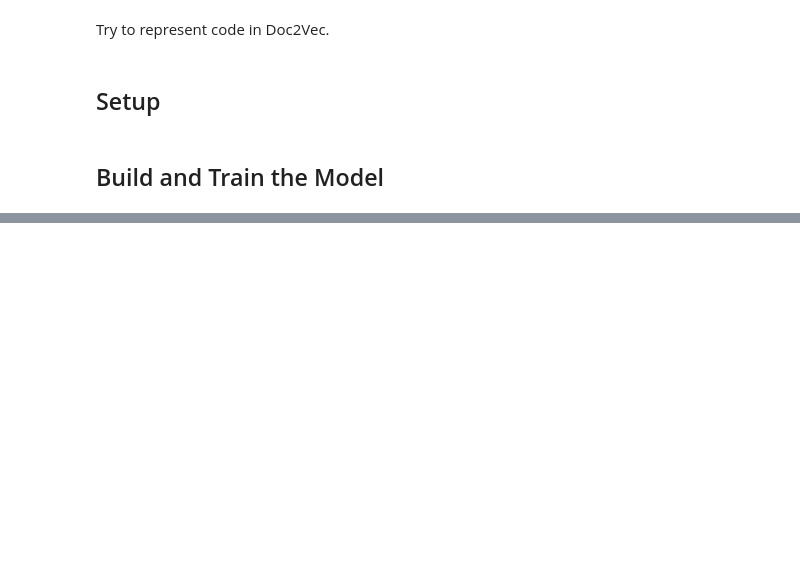
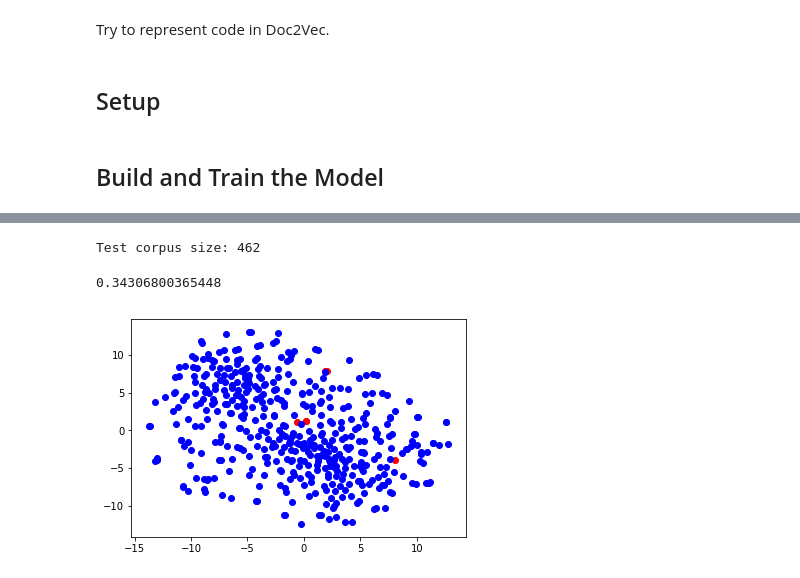
Before and after one commit to waingram/code-embeddings, a Jupyter notebook: experiments/doc2vec_experiments.ipynb, the cells around one changed output, grey strips where cells are left out. Saved outputs shown, nothing was run; the diff lists cells and outputs as text; code cells hidden in the pictures; blank space fills up the shorter version.

```diff
--- a/experiments/doc2vec_experiments.ipynb
+++ b/experiments/doc2vec_experiments.ipynb
@@ -67,2 +82,8 @@ model = Doc2Vec(dm=0,  # training algorithm: 1 = PV-DM, 0 = PV-DBOW
+# %%
+model = Doc2Vec(vector_size=100,
+                epochs=15,
+                window=8,
+                min_count=2,
+                workers=multiprocessing.cpu_count())
 # %%
 model.build_vocab(train_corpus)
@@ -122,14 +183,51 @@ def read_test_corpus():
                 continue
             for implementation in programming_task.glob('./*'):
                 with implementation.open() as f:
-                    # tokens = tokenize(f.read())
-                    code = f.read()
                     try:
+                        code = f.read()
                         tokens = list(tokenizer.tokenize(code))
                         tokens = [token for t in tokens for token in t.value.split(" ")]
-                    except:
+                        if tokens:
+                            yield TaggedDocument(tokens, [implementation.name, programming_language.name])
+                    except Exception as e:
+                        log.debug("Warning: %s" % e)
                         pass
-                yield TaggedDocument(tokens, [implementation.name])
 
 
 test_corpus = list(read_test_corpus())
+print("Test corpus size: %s" % len(test_corpus))
+# %% [output]
+Test corpus size: 462
+# %%
+import scipy
+
+sieve6 = [doc for doc in test_corpus if doc.tags[0] == 'sieve-of-eratosthenes-6.java'][0]
+sieve5 = [doc for doc in test_corpus if doc.tags[0] == 'sieve-of-eratosthenes-5.java'][0]
+
+sieve5_vector = model.infer_vector(sieve5.words)
+sieve6_vector = model.infer_vector(sieve6.words)
+
+dist = scipy.spatial.distance.cosine(sieve5_vector, sieve6_vector)
+print(dist)
+# %% [output]
+0.34306800365448
+# %%
+docs = [{'name': doc.tags[0], 'vec': model.infer_vector(doc.words)} for doc in test_corpus]
+# %%
+%matplotlib inline
+
+import matplotlib.pyplot as plt
+from sklearn.decomposition import PCA
+from sklearn.manifold import TSNE
+
+pca = PCA(n_components=50)
+fiftyDimVecs = pca.fit_transform([doc['vec'] for doc in docs])
+tsne = TSNE(n_components=2)
+twoDimVecs = tsne.fit_transform(fiftyDimVecs)
+
+fig, ax = plt.subplots()
+for doc, twoDimVec in zip(docs, twoDimVecs):
+    ax.scatter(twoDimVec[0], twoDimVec[1], color=('r' if doc['name'].startswith('sieve') else 'b'))
+plt.show()
+# %% [output]
+[figure, added]
```
Also changed, not shown: parts of 10 cells of this notebook, 2 other files.
